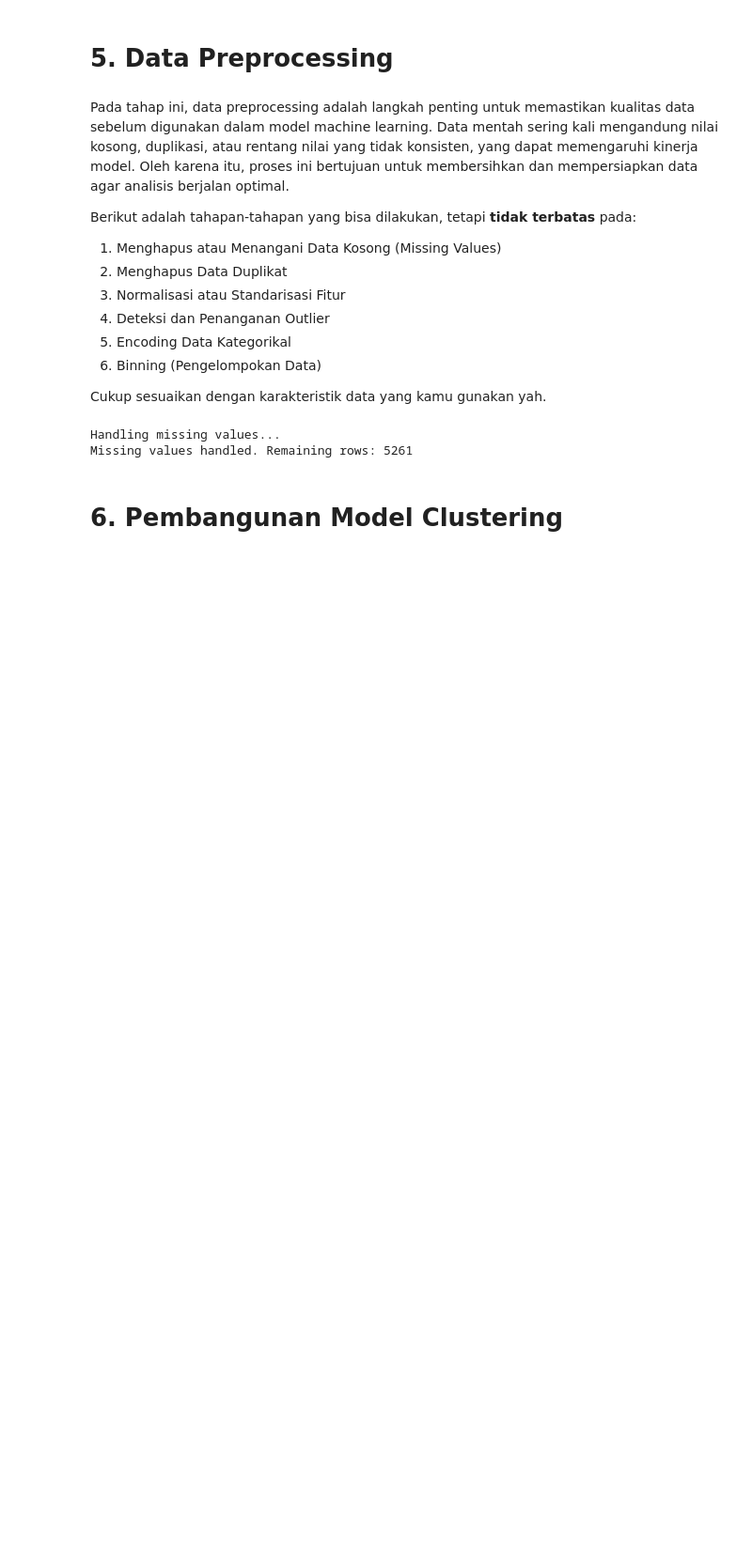
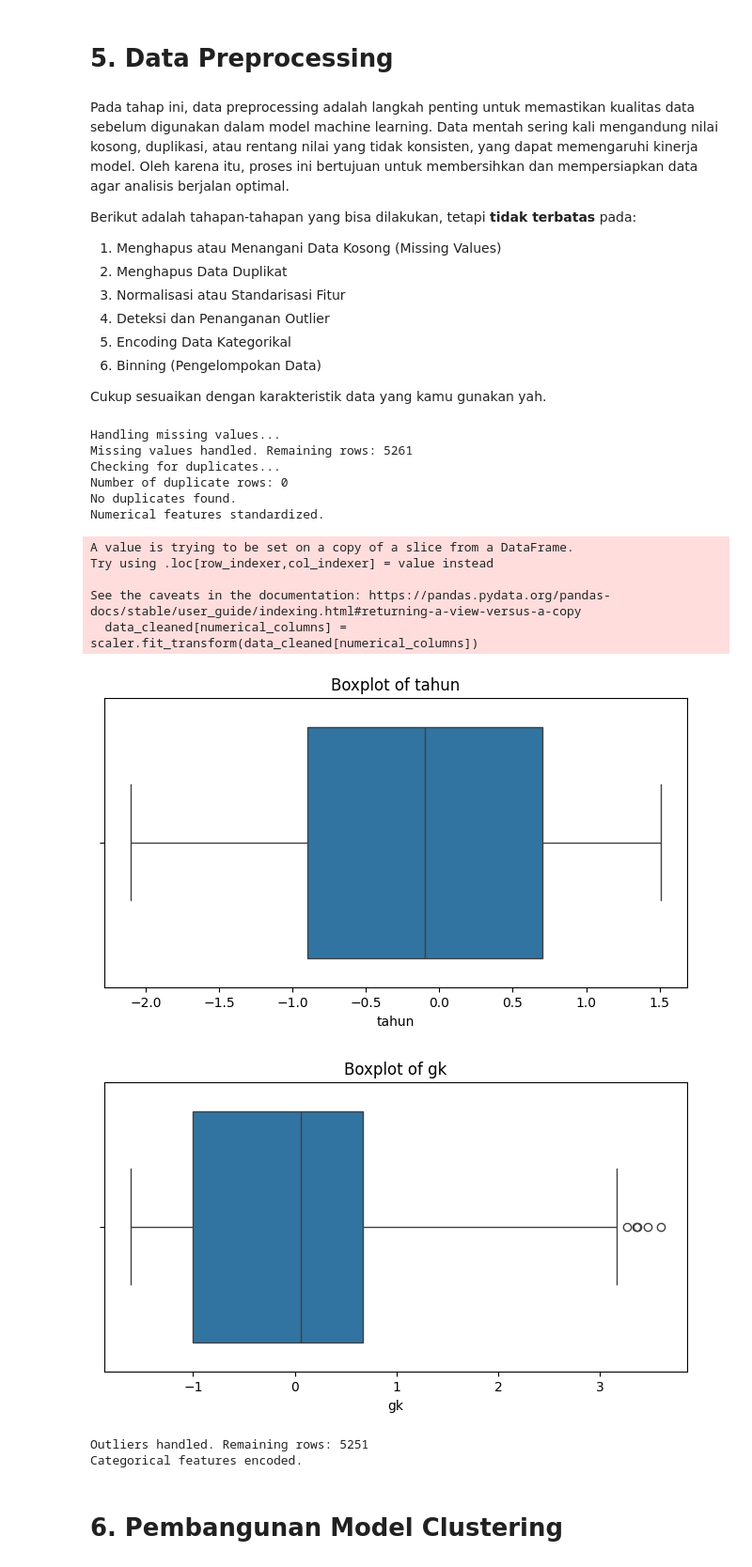
Before and after one commit to rizalgianf/Proyek-ML-Clustering_Klasifikasi, a Jupyter notebook: [Clustering]_Submission_Akhir_BMLP_Rizal.ipynb, the cells around one changed output. Shown: that part at 94% size. Drawn from its saved outputs; the diff is of its cells as text; code cells hidden in the pictures; blank space fills up the shorter version.

```diff
--- a/[Clustering]_Submission_Akhir_BMLP_Rizal.ipynb
+++ b/[Clustering]_Submission_Akhir_BMLP_Rizal.ipynb
@@ -227,33 +227,71 @@ Cukup sesuaikan dengan karakteristik data yang kamu gunakan yah.
 # %%
 # Handle missing values
 print("Handling missing values...")
 data_cleaned = data.dropna()  # Drop rows with missing values
 print("Missing values handled. Remaining rows:", len(data_cleaned))
 
 # Remove duplicate rows
 print("Checking for duplicates...")
 duplicates = data_cleaned.duplicated().sum()
 print(f"Number of duplicate rows: {duplicates}")
 
 if duplicates > 0:
     data_cleaned = data_cleaned.drop_duplicates()
     print("Duplicates removed. Remaining rows:", len(data_cleaned))
 else:
     print("No duplicates found.")
 
 
 
 # Select numerical columns
 numerical_columns = data_cleaned.select_dtypes(include=['float64', 'int64']).columns
 
 # Standardize numerical features
 scaler = StandardScaler()
 data_cleaned[numerical_columns] = scaler.fit_transform(data_cleaned[numerical_columns])
+print("Numerical features standardized.")
 
-print("Numerical features standardized.")
+# Detect and visualize outliers using boxplots
+for column in numerical_columns:
+    plt.figure(figsize=(8, 4))
+    sns.boxplot(x=data_cleaned[column])
+    plt.title(f"Boxplot of {column}")
+    plt.xlabel(column)
+    plt.show()
+
+# Handle outliers (example: remove rows with z-scores > 3)
+from scipy.stats import zscore
+
+z_scores = np.abs(zscore(data_cleaned[numerical_columns]))
+data_cleaned = data_cleaned[(z_scores < 3).all(axis=1)]
+
+print("Outliers handled. Remaining rows:", len(data_cleaned))
+
+# Select categorical columns
+categorical_columns = data_cleaned.select_dtypes(include=['object']).columns
+
+# Encode categorical features
+label_encoder = LabelEncoder()
+for column in categorical_columns:
+    data_cleaned[column] = label_encoder.fit_transform(data_cleaned[column])
+
+print("Categorical features encoded.")
 # %% [output]
 Handling missing values...
 Missing values handled. Remaining rows: 5261
+Checking for duplicates...
+Number of duplicate rows: 0
+No duplicates found.
+Numerical features standardized.
+A value is trying to be set on a copy of a slice from a DataFrame.
+Try using .loc[row_indexer,col_indexer] = value instead
+
+See the caveats in the documentation: https://pandas.pydata.org/pandas-docs/stable/user_guide/indexing.html#returning-a-view-versus-a-copy
+  data_cleaned[numerical_columns] = scaler.fit_transform(data_cleaned[numerical_columns])
+[figure, added]
+[figure, added]
+Outliers handled. Remaining rows: 5251
+Categorical features encoded.
 # %% [markdown]
 # **6. Pembangunan Model Clustering**
 # %% [markdown]
```
Also changed, not shown: parts of 17 cells of this notebook, 1 other file.
